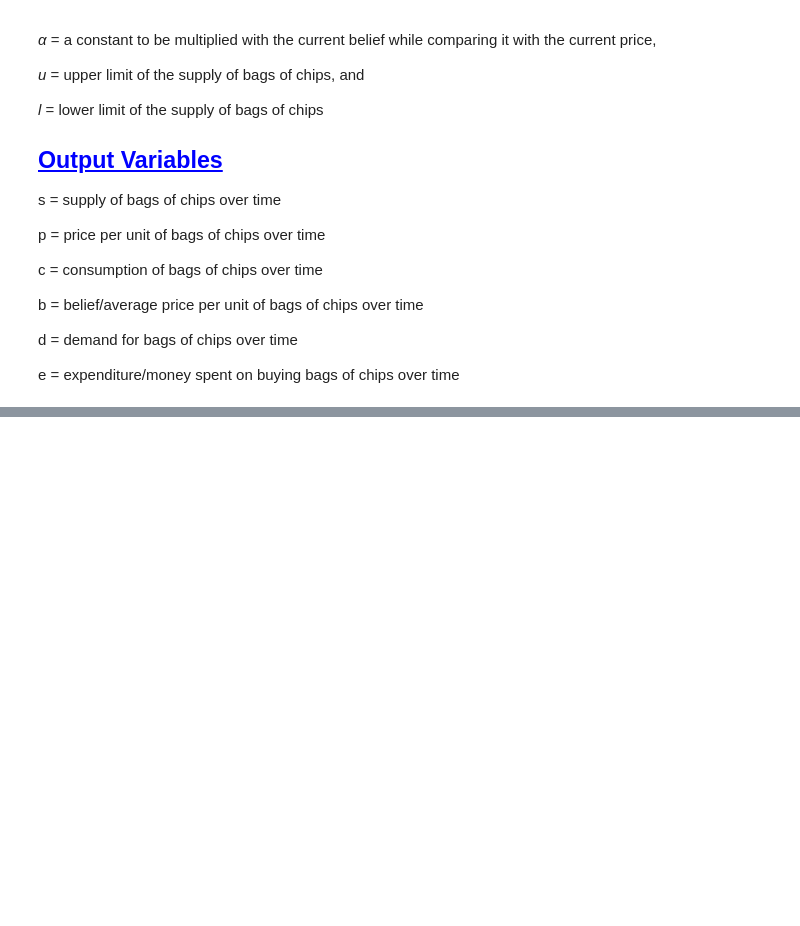
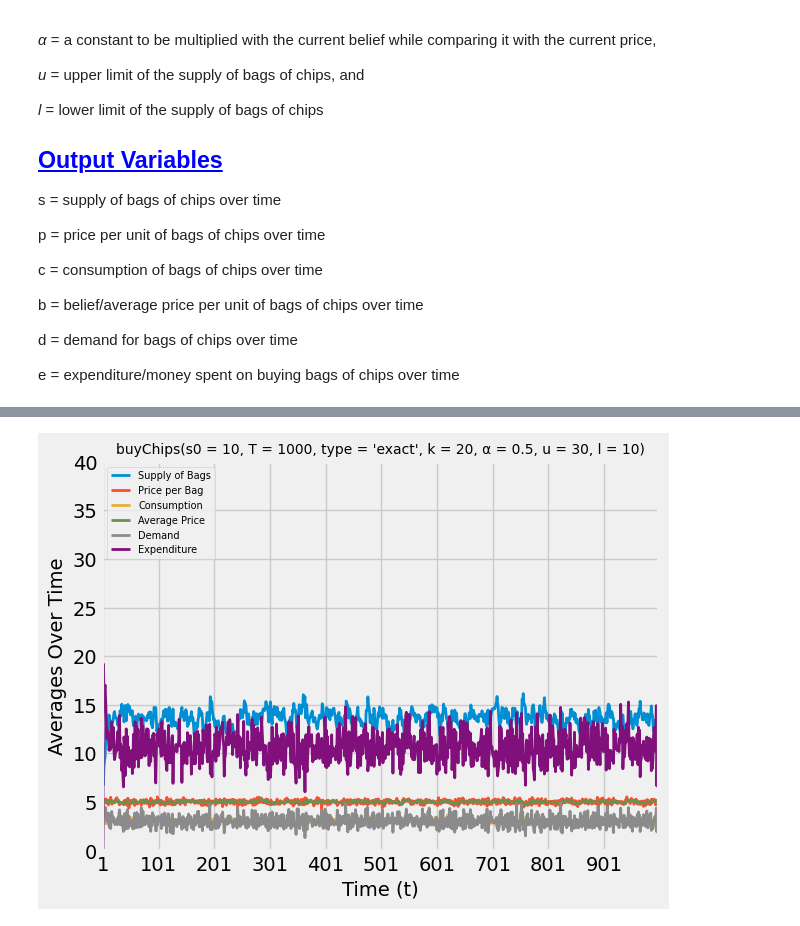
Before and after one commit to al-gabe31/CMSC471-HW1, a Jupyter notebook: LQ90575_Homework1.ipynb, the cells around one changed output, grey strips where cells are left out. Drawn from its saved outputs; the diff is of its cells as text; code cells hidden in the pictures; blank space fills up the shorter version.

```diff
--- a/LQ90575_Homework1.ipynb
+++ b/LQ90575_Homework1.ipynb
@@ -22,0 +208,84 @@
+# %%
+import statistics                   # Needed for finding average of a list
+import functions                    # File that contains all of my python functions needed for buyChips
+import matplotlib as mpl            # I'll be using matplotlib to create a graph for each time I run buyChips
+import matplotlib.pyplot as plt     #
+import numpy as np                  # Will be needed for setting tick intervals in graphs
+import random                       #
+
+plt.style.use('fivethirtyeight')
+
+# CHANGED THESE VALUES TO SIMULATE DIFFERENT SCENARIOS
+T = 1000 # Number of intervals per simulation
+display_graph = True # Set to True if you want to see the graph (needs matplotlib)
+line_width = 2 # How thick each lines are
+belief_type = 'exact'
+alpha = 0.5
+
+num_simulations = 100
+
+# The averages of all 100 simulations at a particular time point, t
+s_plot = [0 for i in range(T)]
+p_plot = [0 for i in range(T)]
+c_plot = [0 for i in range(T)]
+b_plot = [0 for i in range(T)]
+d_plot = [0 for i in range(T)]
+e_plot = [0 for i in range(T)]
+
+
+
+# Computation section of the program
+for simulation_num in range(num_simulations):
+    # Generates output variables for a given simulation
+    s, p, c, b, d, e = functions.buyChips(10, T, belief_type, 5, alpha, 30, 10)
+
+    # We then need to record all data of each output variable
+    for time in range(T):
+        s_plot[time] += s[time]
+        p_plot[time] += p[time]
+        c_plot[time] += c[time]
+        b_plot[time] += b[time]
+        d_plot[time] += d[time]
+        e_plot[time] += e[time]
+
+# We then need to convert all data into their respective average
+for i in range(T):
+    s_plot[i] /= num_simulations
+    p_plot[i] /= num_simulations
+    c_plot[i] /= num_simulations
+    b_plot[i] /= num_simulations
+    d_plot[i] /= num_simulations
+    e_plot[i] /= num_simulations
+
+
+
+# Plotting section of the program
+if display_graph == True:
+    x = np.arange(1, T + 1) # Needed for the x-axis
+
+    # Run code below to actually plot the data
+    plt.title("buyChips(s0 = 10, T = 1000, type = '%s', k = 20, α = %s, u = 30, l = 10)" % (belief_type, alpha), fontsize = 10)
+
+    plt.xlabel('Time (t)')
+    plt.ylabel('Averages Over Time')
+
+    plt.xticks(np.arange(1, T + 1, step = T / 10))
+    plt.yticks(np.arange(0, 41, step = 5))
+    plt.ylim(bottom = 0)
+    plt.xlim(right = T)
+
+    plt.plot(x, s_plot, linewidth = line_width) # Supply
+    plt.plot(x, p_plot, linewidth = line_width) # Price
+    plt.plot(x, c_plot, linewidth = line_width) # Consumption
+    plt.plot(x, b_plot, linewidth = line_width) # Average Price
+    plt.plot(x, d_plot, linewidth = line_width) # Demand
+    plt.plot(x, e_plot, linewidth = line_width) # Expenditure
+
+    plt.rc('legend', fontsize = 7)
+    plt.legend(['Supply of Bags', 'Price per Bag', 'Consumption', 'Average Price', 'Demand', 'Expenditure'], loc = 'upper left')
+
+    plt.show()
+
+print("\n\nEXITED WITHOUT ERROR\n\n")
+# %% [output]
+[figure, added]
```
Also changed, not shown: parts of 16 cells of this notebook.
